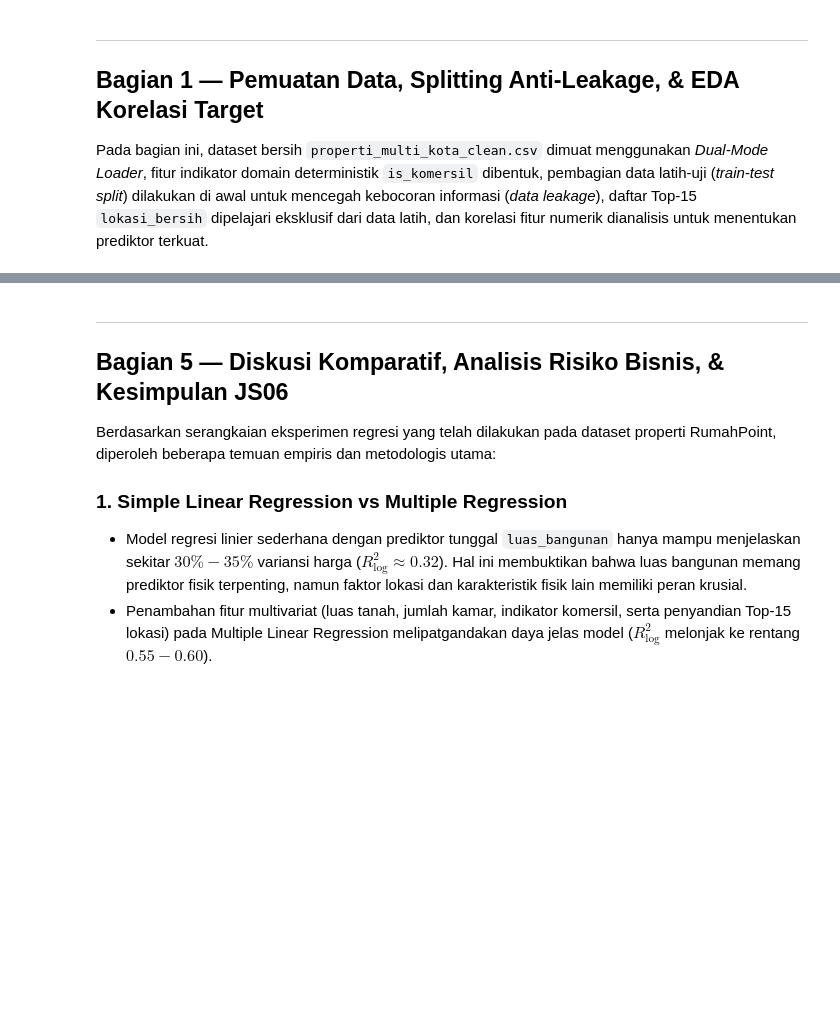
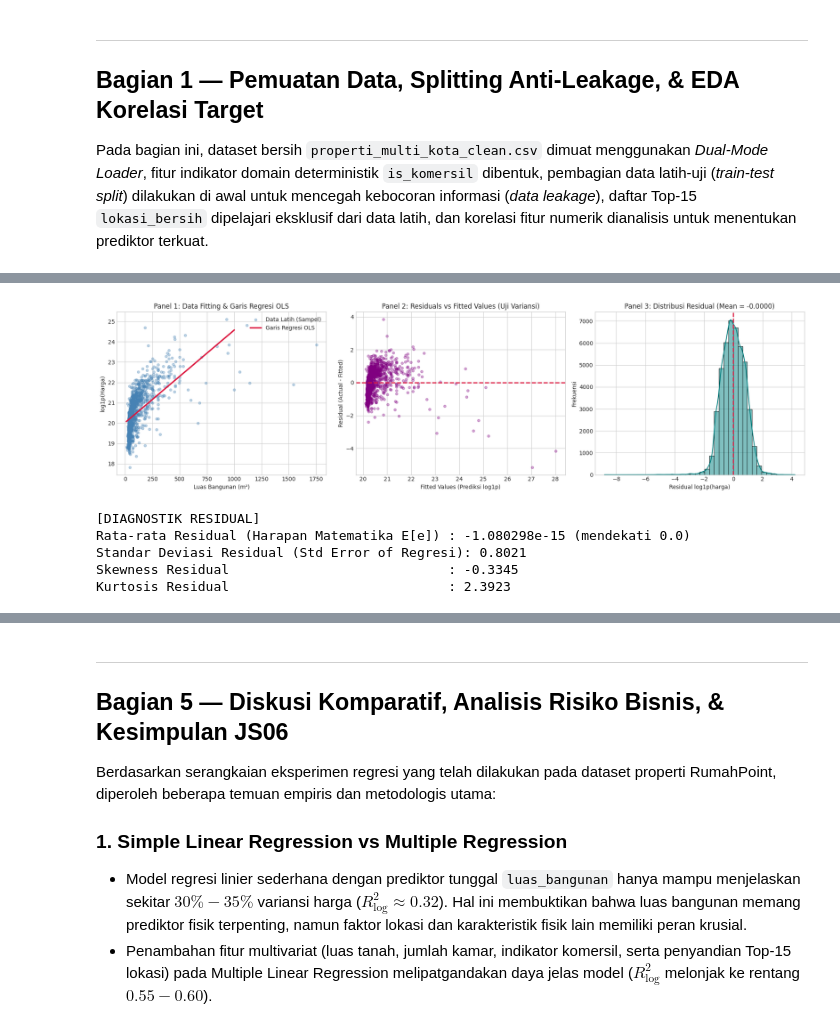
Before and after one commit to Wahyudi-Satriawan/244107020137_TI3H_PembelajaranMesin, a Jupyter notebook: Jobsheet Dataset PBL/JS06_Regresi.ipynb, the cells around one changed output, grey strips where cells are left out. Drawn from its saved outputs; the diff is of its cells as text; code cells hidden in the pictures; blank space fills up the shorter version.

Commit message:
JS06_regresi

```diff
--- a/Jobsheet Dataset PBL/JS06_Regresi.ipynb
+++ b/Jobsheet Dataset PBL/JS06_Regresi.ipynb
@@ -251,49 +251,56 @@ print(f"Persamaan Garis: log1p(harga) = {lr_slr.intercept_:.4f} + {lr_slr.coef_[
 # BAGIAN 2.2: ANALISIS RESIDUAL & DIAGNOSTIK REGRESI 3-PANEL
 # ==============================================================================
 # Prediksi pada training set untuk analisis residual
-y_train_pred_slr = ols_slr.predict(X_train_slr_sm)
-residuals_train = y_train_log - y_train_pred_slr
+y_train_pred_slr = np.asarray(ols_slr.predict(X_train_slr_sm))
+residuals_train = pd.Series(np.asarray(y_train_log) - y_train_pred_slr)
 
 fig, axes = plt.subplots(1, 3, figsize=(18, 5))
 
 # Panel 1: Scatter Plot Titik Data & Garis Regresi Fitting
 sample_idx_diag = np.random.RandomState(42).choice(len(X_train), size=1200, replace=False)
 x_sample_vals = X_train_slr[sample_idx_diag, 0]
-y_sample_vals = y_train_log.iloc[sample_idx_diag].values
+y_sample_vals = np.asarray(y_train_log)[sample_idx_diag]
 
 axes[0].scatter(x_sample_vals, y_sample_vals, color='steelblue', alpha=0.35, s=20, label='Data Latih (Sampel)')
 x_grid = np.linspace(X_train_slr.min(), np.percentile(X_train_slr, 99.5), 200).reshape(-1, 1)
 x_grid_sm = sm.add_constant(x_grid)
 axes[0].plot(x_grid, ols_slr.predict(x_grid_sm), color='crimson', linewidth=2.5, label='Garis Regresi OLS')
 axes[0].set_title("Panel 1: Data Fitting & Garis Regresi OLS")
 axes[0].set_xlabel("Luas Bangunan (m²)")
 axes[0].set_ylabel("log1p(Harga)")
 axes[0].legend()
 
 # Panel 2: Residual vs Fitted Values (Uji Homoskedastisitas)
-fitted_sample = y_train_pred_slr.iloc[sample_idx_diag]
-res_sample = residuals_train.iloc[sample_idx_diag]
+fitted_sample = y_train_pred_slr[sample_idx_diag]
+res_sample = residuals_train.iloc[sample_idx_diag].values
 axes[1].scatter(fitted_sample, res_sample, color='purple', alpha=0.35, s=20)
 axes[1].axhline(0, color='crimson', linestyle='--', linewidth=2)
 axes[1].set_title("Panel 2: Residuals vs Fitted Values (Uji Variansi)")
 axes[1].set_xlabel("Fitted Values (Prediksi log1p)")
 axes[1].set_ylabel("Residual (Actual - Fitted)")
 
 # Panel 3: Histogram Distribusi Residual (Uji Normalitas Error)
 sns.histplot(residuals_train, bins=40, kde=True, color='teal', ax=axes[2])
 axes[2].axvline(0, color='crimson', linestyle='--', linewidth=2)
 axes[2].set_title(f"Panel 3: Distribusi Residual (Mean = {residuals_train.mean():.4f})")
 axes[2].set_xlabel("Residual log1p(harga)")
 axes[2].set_ylabel("Frekuensi")
 
 plt.tight_layout()
 plt.show()
 
 print(f"[DIAGNOSTIK RESIDUAL]")
 print(f"Rata-rata Residual (Harapan Matematika E[e]) : {residuals_train.mean():.6e} (mendekati 0.0)")
 print(f"Standar Deviasi Residual (Std Error of Regresi): {residuals_train.std():.4f}")
 print(f"Skewness Residual                            : {residuals_train.skew():.4f}")
 print(f"Kurtosis Residual                            : {residuals_train.kurtosis():.4f}")
+# %% [output]
+[figure, added]
+[DIAGNOSTIK RESIDUAL]
+Rata-rata Residual (Harapan Matematika E[e]) : -1.080298e-15 (mendekati 0.0)
+Standar Deviasi Residual (Std Error of Regresi): 0.8021
+Skewness Residual                            : -0.3345
+Kurtosis Residual                            : 2.3923
 # %%
 # ==============================================================================
 # BAGIAN 2.3: EVALUASI PADA TEST SET (SKALA LOG & SKALA ASLI RUPIAH)
```
Also changed, not shown: parts of 22 cells of this notebook.
